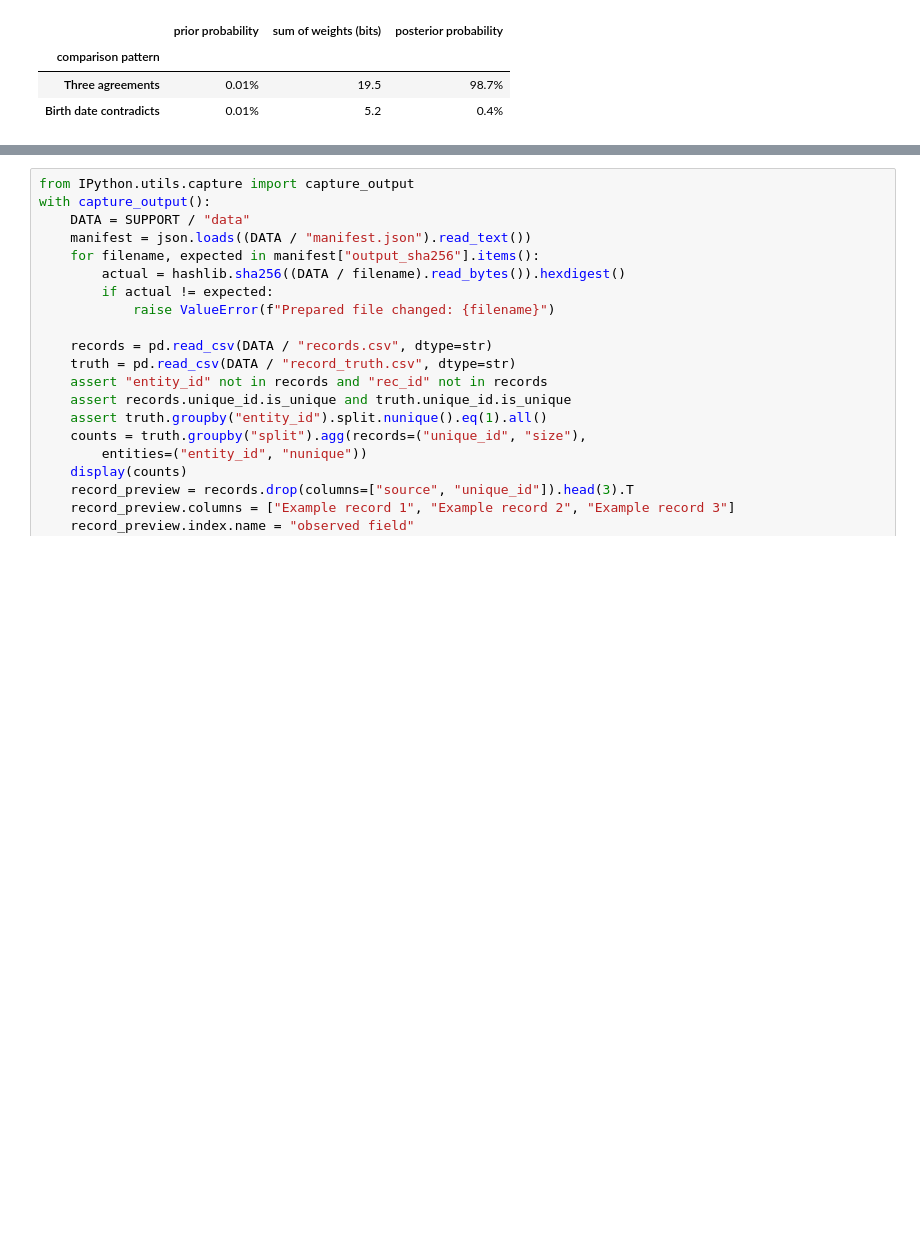
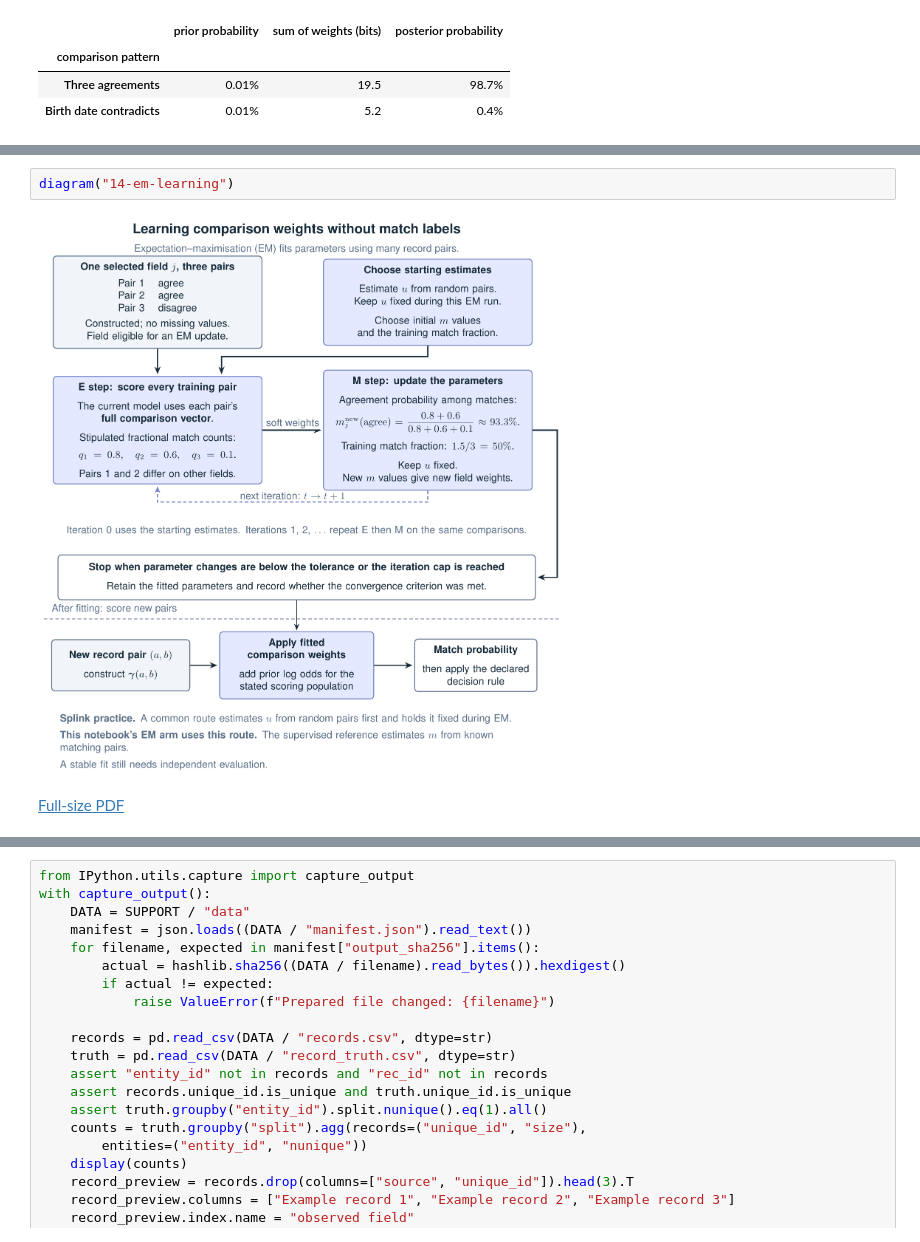
Before and after one commit to hananather/LLM-notes, a Jupyter notebook: LLM_basics/record-linkage-with-semantic-operators.ipynb, the cells around one changed output, grey strips where cells are left out. Drawn from its saved outputs; the diff is of its cells as text; blank space fills up the shorter version.

```diff
--- a/LLM_basics/record-linkage-with-semantic-operators.ipynb
+++ b/LLM_basics/record-linkage-with-semantic-operators.ipynb
@@ -119,0 +166,5 @@ The computation below retains the original supervised fit, verifies the saved EM
+# %%
+diagram("14-em-learning")
+# %% [output]
+[figure, added]
+[Full-size PDF](record-linkage-tutorial/diagrams/14-em-learning.pdf)
```
Also changed, not shown: parts of 70 cells of this notebook, 9 other files.
